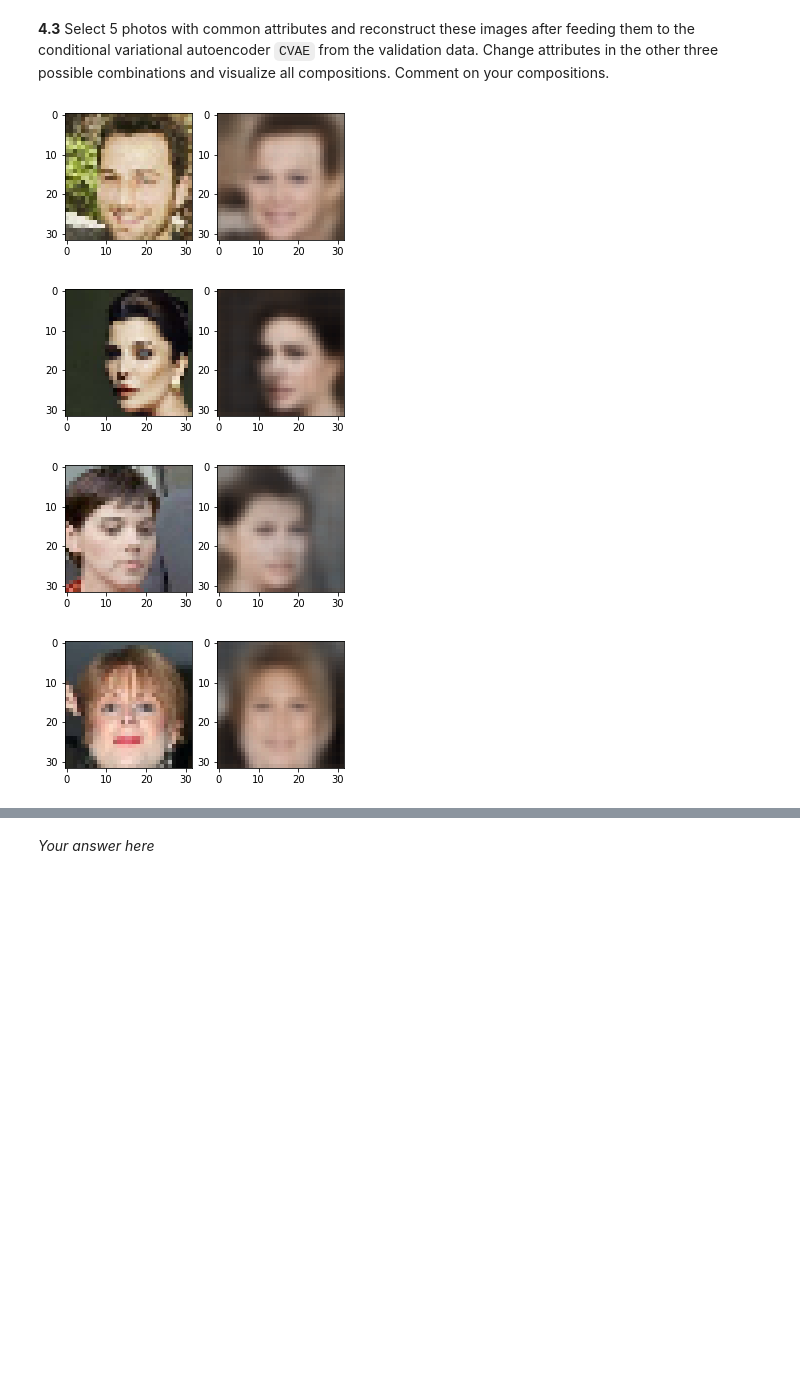
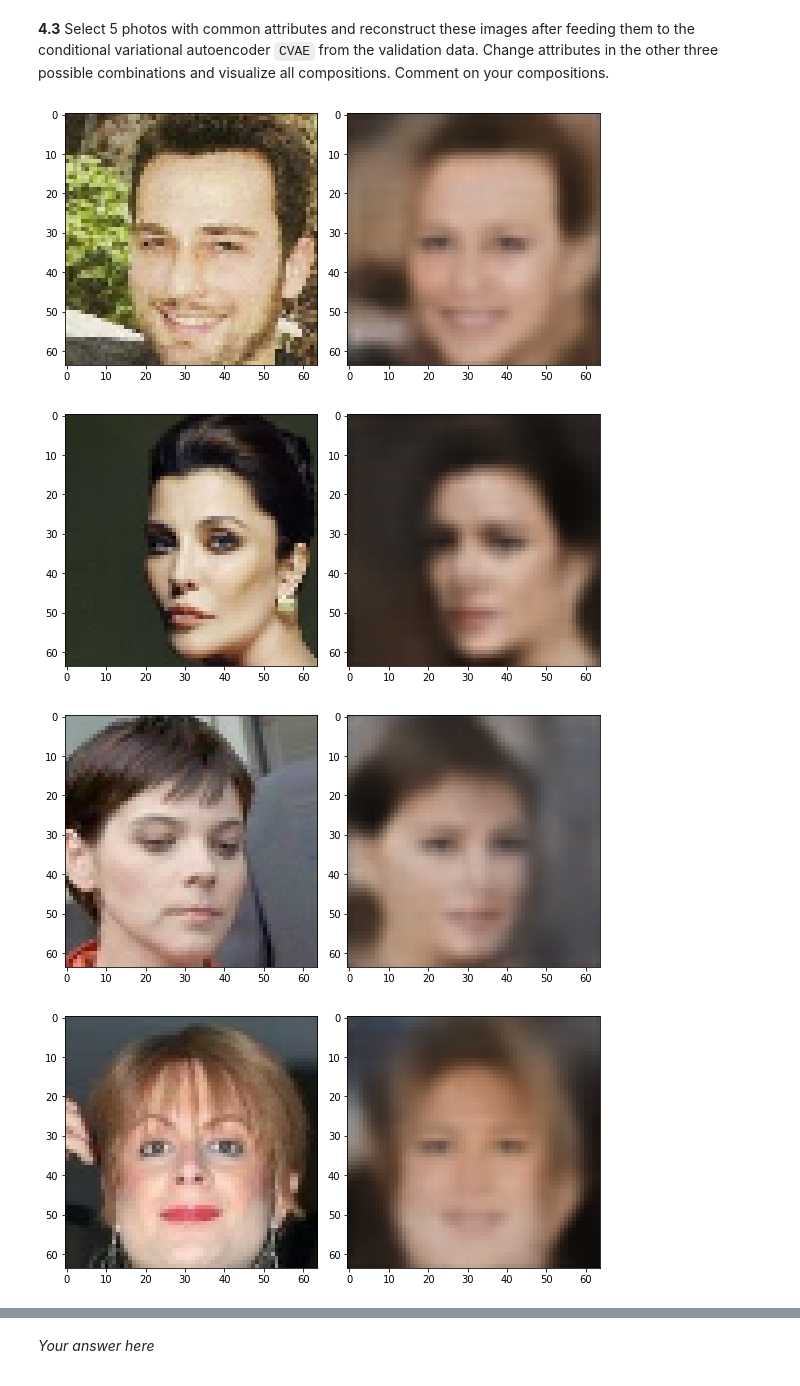
Before and after one commit to medeirosf/2020-CS109B, a Jupyter notebook: content/homeworks/hw07/notebook/cs109b_hw7_fm.ipynb, the cells around one changed output, grey strips where cells are left out. Drawn from its saved outputs; the diff is of its cells as text; code cells hidden in the pictures; blank space fills up the shorter version.

```diff
--- a/content/homeworks/hw07/notebook/cs109b_hw7_fm.ipynb
+++ b/content/homeworks/hw07/notebook/cs109b_hw7_fm.ipynb
@@ -158,8 +158,8 @@ def tf_image_attr_tuple(element):
     image = element['image']
     image = tf_norm_crop_resize_image(image, (64, 64))
     y = element['attributes']
-    attr1 = tf.keras.backend.cast(y['Brown_Hair'], dtype='float32')
-    attr2 = tf.keras.backend.cast(y['Wavy_Hair'], dtype='float32')
+    attr1 = y['Brown_Hair']
+    attr2 = y['Wavy_Hair']
     attr = [attr1, attr2]
     return ((image, attr), image)
 
@@ -439,8 +441,9 @@ val_set = val_celeb.map(tf_image_tuple).take(5)
 val_pred = ae.predict(val_set.batch(32).prefetch(2))
 
 for i, (image, image2) in enumerate(val_set):
-    fig, axes = plt.subplots(1, 2, figsize=(5, 5))
+    fig, axes = plt.subplots(1, 2, figsize=(8, 4))
     axes[0].imshow(image)
     axes[1].imshow(val_pred[i])
+    plt.tight_layout()
 plt.show();
 # %% [output]
@@ -786,8 +797,9 @@ val_pred1 = vae1.predict(val_set.batch(32).prefetch(2))
 val_pred2 = vae2.predict(val_set.batch(32).prefetch(2))
 
 for i, (image, image2) in enumerate(val_set):
-    fig, axes = plt.subplots(1, 3, figsize=(5, 5))
+    fig, axes = plt.subplots(1, 3, figsize=(12, 4))
     axes[0].imshow(image)
     axes[1].imshow(val_pred1[i])
     axes[2].imshow(val_pred2[i])
+    plt.tight_layout()
 plt.show();
@@ -909,10 +944,10 @@ verbose = 1
 optimizer = optimizers.Adam(lr=0.001)
 loss = "mse"
 
-cae.compile(optimizer=optimizer, loss=loss)
+cvae.compile(optimizer=optimizer, loss=loss)
 
-cae_history = cae.fit(train_cond_ds, epochs=epochs, verbose=verbose, validation_data=(val_cond_ds))
+cvae_history = cvae.fit(train_cond_ds, epochs=epochs, verbose=verbose, validation_data=(val_cond_ds))
 
-cae.save_weights("../model/cae_weights.h5")
+cvae.save_weights("../model/cvae_weights.h5")
 # %% [output]
 Epoch 1/5
@@ -930,19 +965,20 @@ Epoch 5/5
 # %%
 # 4.3
 # Example case: select 5 images of men, not smiling; reconstruct with smiling and no smiling, and as smiling/no-smiling women.
 # your code here
-cae.load_weights("../model/cae_weights.h5")
+cvae.load_weights("../model/cvae_weights.h5")
 
 val_set = val_celeb.map(tf_image_attr_tuple).take(5)
-val_pred = cae.predict(val_set.batch(32).prefetch(2))
+val_pred = cvae.predict(val_set.batch(32).prefetch(2))
 
 for i, ((image, labels), image2) in enumerate(val_set):
-    fig, axes = plt.subplots(1, 2, figsize=(5, 5))
+    fig, axes = plt.subplots(1, 2, figsize=(8, 4))
     axes[0].imshow(image)
     axes[1].imshow(val_pred[i])
+    plt.tight_layout()
 plt.show();
 # %% [output]
-[figure, old version]
+[figure, new version]
-[figure, old version]
+[figure, new version]
-[figure, old version]
+[figure, new version]
-[figure, old version]
+[figure, new version]
```
Also changed, not shown: parts of 15 cells of this notebook.
